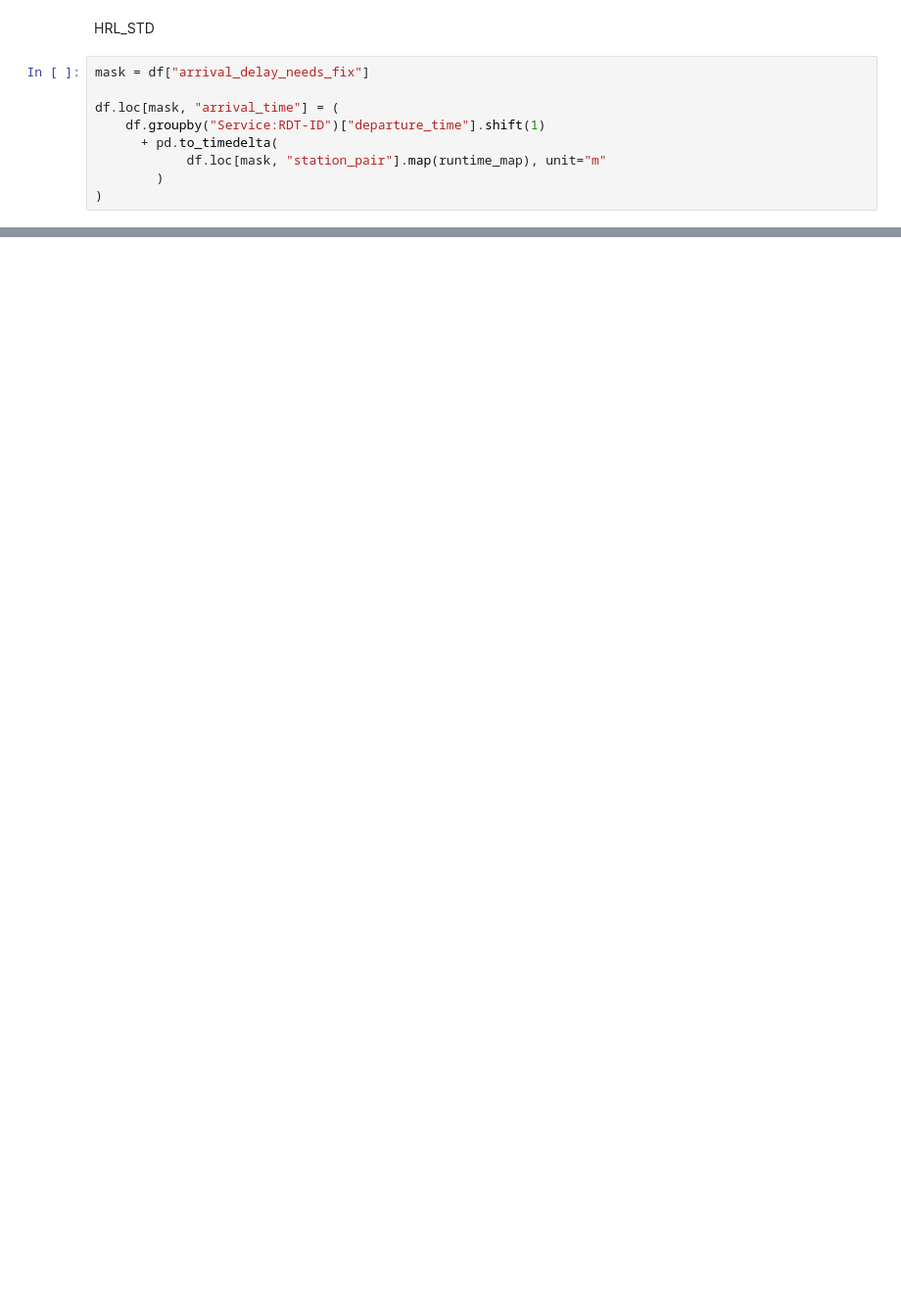
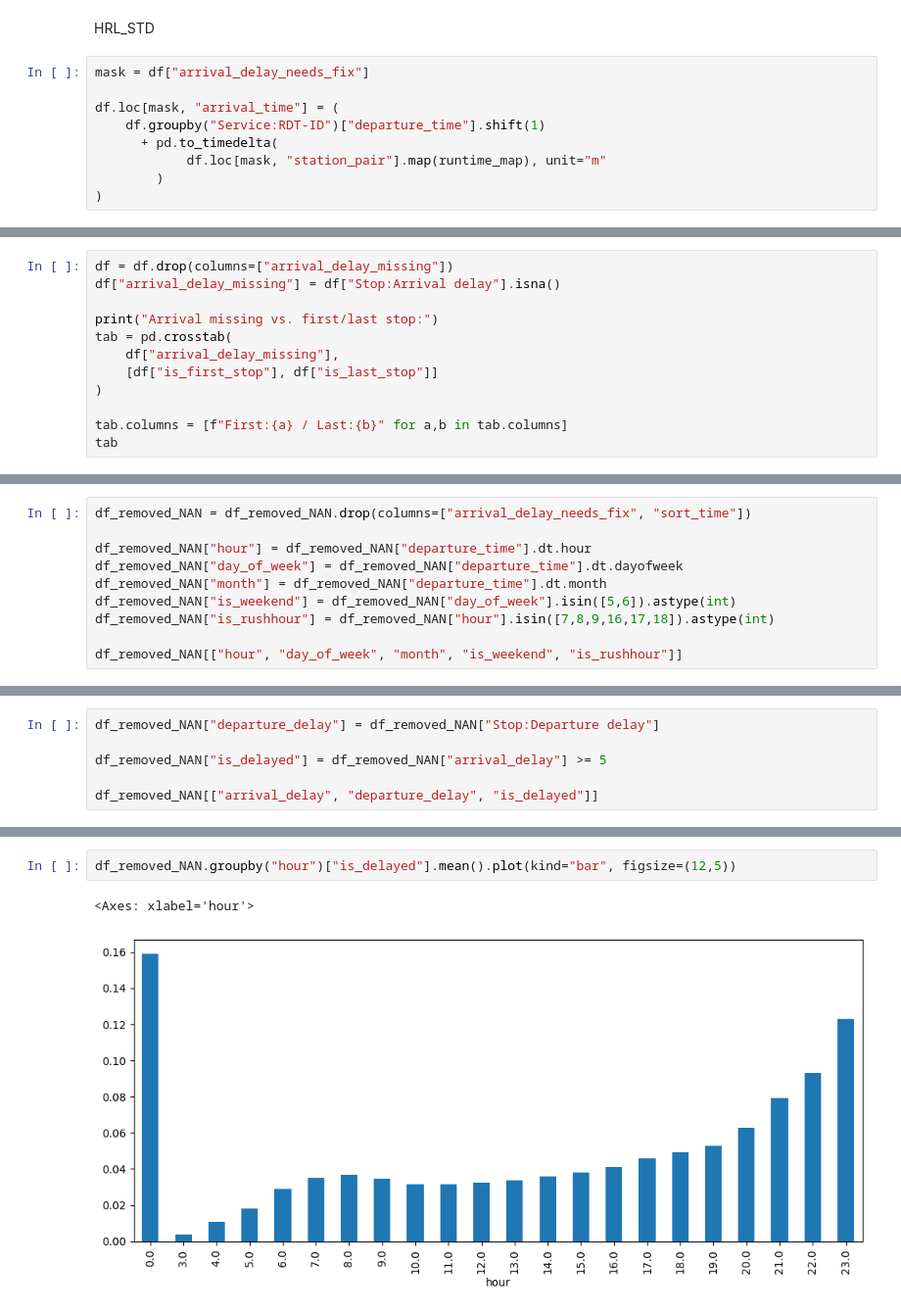
Before and after one commit to TheTrumpetist27/TrainDelayPredictor, a Jupyter notebook: Data analysis & Feature Engineering 2.ipynb, the cells around one changed output, grey strips where cells are left out. Shown at 98% size. Drawn from its saved outputs; the diff is of its cells as text; blank space fills up the shorter version.

Commit message:
Did some analysis and found that I need other data.
Data like weather or events are crucial in order to make a good model for forecasting.

```diff
--- a/Data analysis & Feature Engineering 2.ipynb
+++ b/Data analysis & Feature Engineering 2.ipynb
@@ -692,0 +738,12 @@ NameError: name 'df' is not defined
+# %%
+df = df.drop(columns=["arrival_delay_missing"])
+df["arrival_delay_missing"] = df["Stop:Arrival delay"].isna()
+
+print("Arrival missing vs. first/last stop:")
+tab = pd.crosstab(
+    df["arrival_delay_missing"],
+    [df["is_first_stop"], df["is_last_stop"]]
+)
+
+tab.columns = [f"First:{a} / Last:{b}" for a,b in tab.columns]
+tab
@@ -692,0 +828,10 @@ NameError: name 'df' is not defined
+# %%
+df_removed_NAN = df_removed_NAN.drop(columns=["arrival_delay_needs_fix", "sort_time"])
+
+df_removed_NAN["hour"] = df_removed_NAN["departure_time"].dt.hour
+df_removed_NAN["day_of_week"] = df_removed_NAN["departure_time"].dt.dayofweek
+df_removed_NAN["month"] = df_removed_NAN["departure_time"].dt.month
+df_removed_NAN["is_weekend"] = df_removed_NAN["day_of_week"].isin([5,6]).astype(int)
+df_removed_NAN["is_rushhour"] = df_removed_NAN["hour"].isin([7,8,9,16,17,18]).astype(int)
+
+df_removed_NAN[["hour", "day_of_week", "month", "is_weekend", "is_rushhour"]]
@@ -692,0 +852,6 @@ NameError: name 'df' is not defined
+# %%
+df_removed_NAN["departure_delay"] = df_removed_NAN["Stop:Departure delay"]
+
+df_removed_NAN["is_delayed"] = df_removed_NAN["arrival_delay"] >= 5
+
+df_removed_NAN[["arrival_delay", "departure_delay", "is_delayed"]]
@@ -692,0 +879,5 @@ NameError: name 'df' is not defined
+# %%
+df_removed_NAN.groupby("hour")["is_delayed"].mean().plot(kind="bar", figsize=(12,5))
+# %% [output]
+<Axes: xlabel='hour'>
+[figure, added]
```
Also changed, not shown: parts of 28 cells of this notebook, 2 other files.
